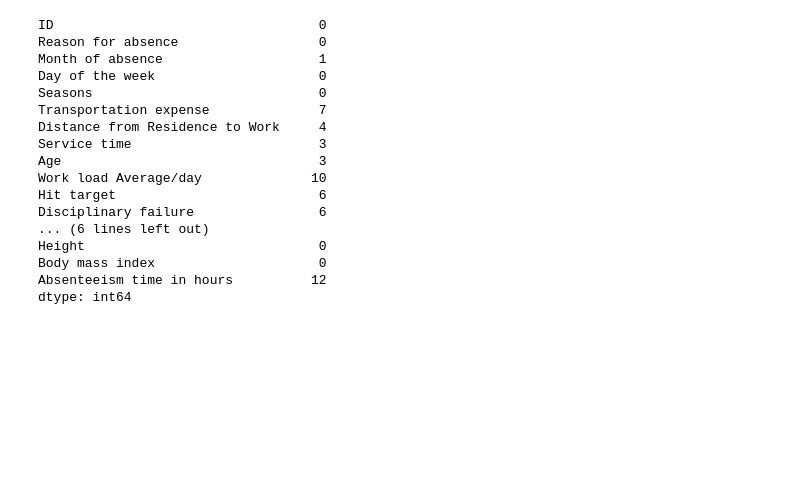
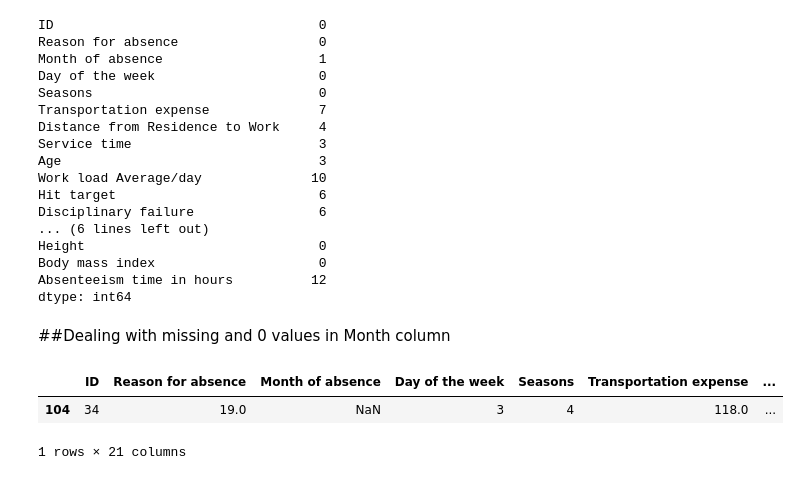
Before and after one commit to DHRUV6029/CMPE-255_NPDP, a Jupyter notebook: CMPE_255_NPDP.ipynb, the cells around one changed output. Drawn from its saved outputs; the diff is of its cells as text; code cells hidden in the pictures; blank space fills up the shorter version.

```diff
--- a/CMPE_255_NPDP.ipynb
+++ b/CMPE_255_NPDP.ipynb
@@ -506,3 +489,12 @@ Height                              0
 Body mass index                     0
 Absenteeism time in hours          12
 dtype: int64
+# %% [markdown]
+##Dealing with missing and 0 values in Month column
+# %%
+moa = absent_data[absent_data['Month of absence'].isnull()]
+moa
+# %% [output]
+|  | ID | Reason for absence | Month of absence | Day of the week | Seasons | Transportation expense | ... |
+| 104 | 34 | 19.0 | NaN | 3 | 4 | 118.0 | ... |
+1 rows × 21 columns
```
Also changed, not shown: parts of 25 cells of this notebook.
